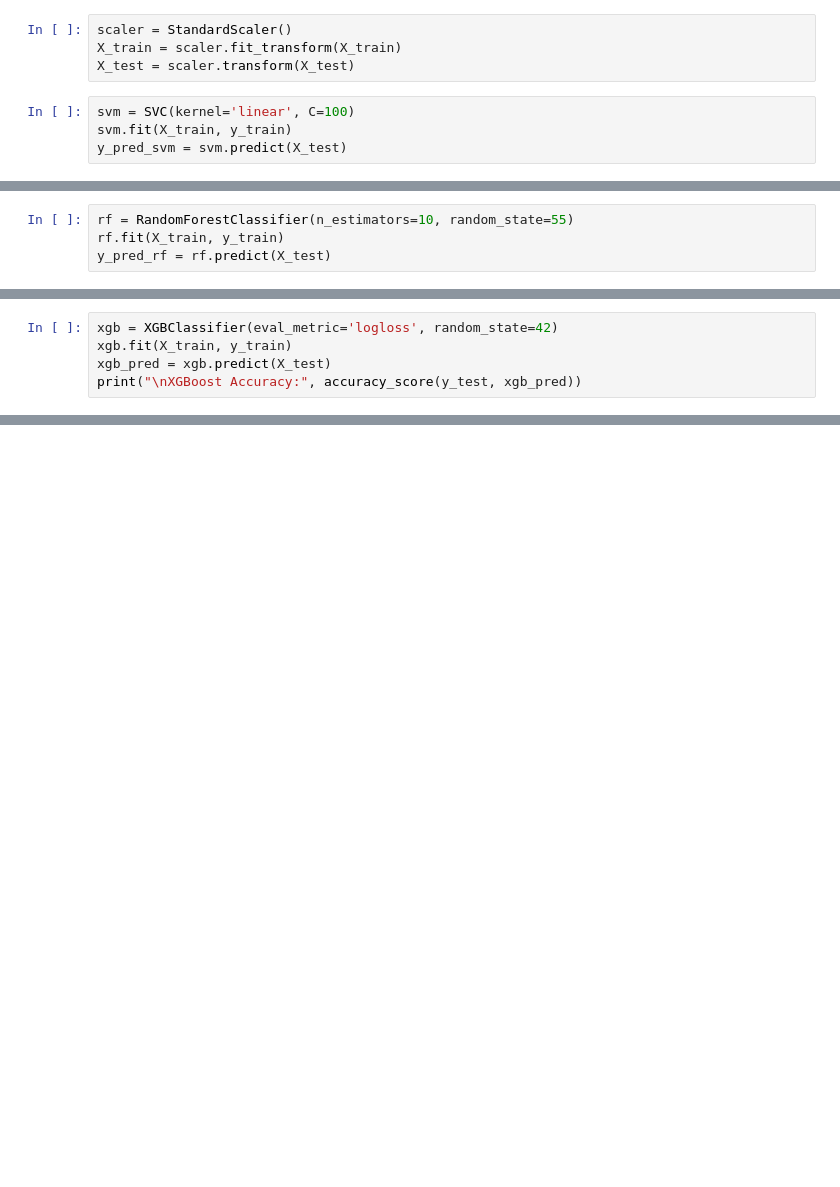
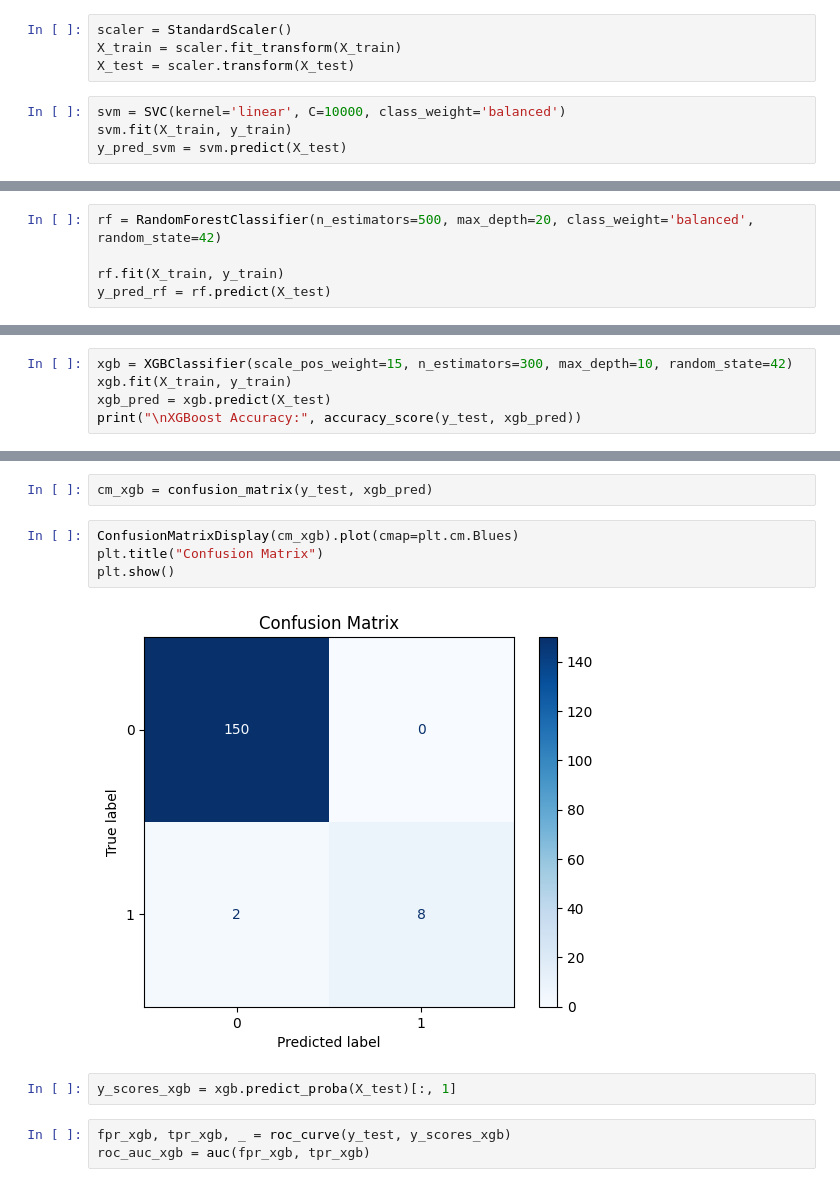
Before and after one commit to AdityaBhagat05/ACMaimltask, a Jupyter notebook: pokemonSorter.ipynb, the cells around one changed output, grey strips where cells are left out. Drawn from its saved outputs; the diff is of its cells as text; blank space fills up the shorter version.

Commit message:
Plotted graphs and created output file

```diff
--- a/pokemonSorter.ipynb
+++ b/pokemonSorter.ipynb
@@ -121,7 +105,7 @@ scaler = StandardScaler()
 X_train = scaler.fit_transform(X_train)
 X_test = scaler.transform(X_test)
 # %%
-svm = SVC(kernel='linear', C=100)
+svm = SVC(kernel='linear', C=10000, class_weight='balanced')
 svm.fit(X_train, y_train)
 y_pred_svm = svm.predict(X_test)
 # %%
@@ -131,5 +115,6 @@ SVM Accuracy: 0.96875
 # %%
-rf = RandomForestClassifier(n_estimators=10, random_state=55)
+rf = RandomForestClassifier(n_estimators=500, max_depth=20, class_weight='balanced', random_state=42)
+
 rf.fit(X_train, y_train)
 y_pred_rf = rf.predict(X_test)
 # %%
@@ -139,5 +124,5 @@ Random Forest Accuracy: 0.9625
 # %%
-xgb = XGBClassifier(eval_metric='logloss', random_state=42)
+xgb = XGBClassifier(scale_pos_weight=15, n_estimators=300, max_depth=10, random_state=42)
 xgb.fit(X_train, y_train)
 xgb_pred = xgb.predict(X_test)
 print("\nXGBoost Accuracy:", accuracy_score(y_test, xgb_pred))
@@ -145,0 +176,13 @@ XGBoost Accuracy: 0.96875
+# %%
+cm_xgb = confusion_matrix(y_test, xgb_pred)
+# %%
+ConfusionMatrixDisplay(cm_xgb).plot(cmap=plt.cm.Blues)
+plt.title("Confusion Matrix")
+plt.show()
+# %% [output]
+[figure, added]
+# %%
+y_scores_xgb = xgb.predict_proba(X_test)[:, 1]
+# %%
+fpr_xgb, tpr_xgb, _ = roc_curve(y_test, y_scores_xgb)
+roc_auc_xgb = auc(fpr_xgb, tpr_xgb)
```
Also changed, not shown: parts of 10 cells of this notebook, 1 other file.
